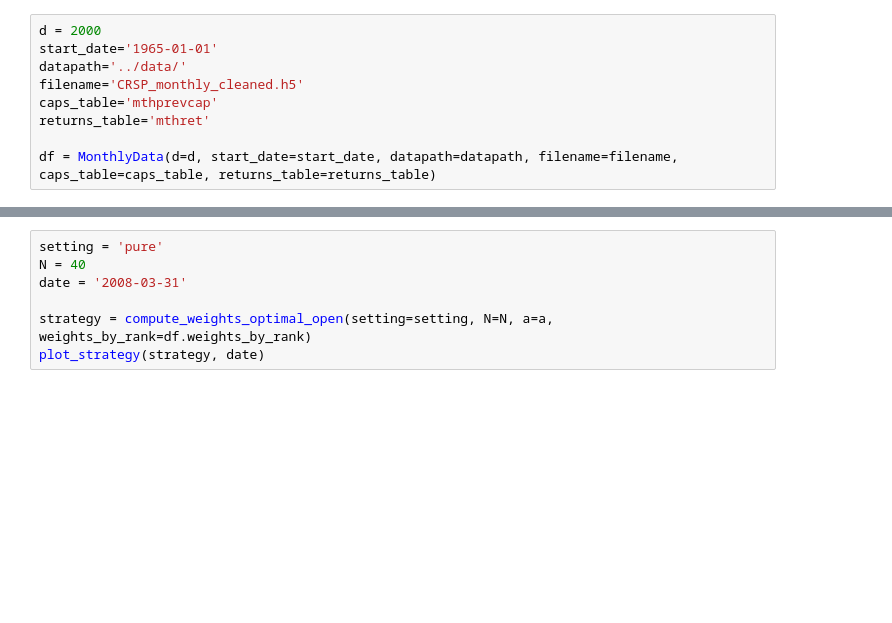
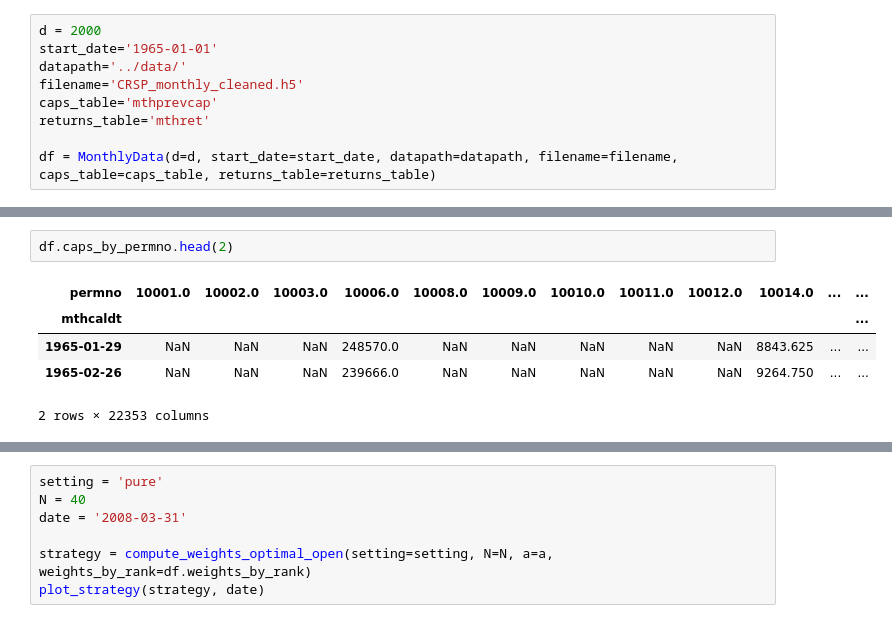
Before and after one commit to pedrou2000/mathematical_finance, a Jupyter notebook: 2-notebooks/1-backtest_monthly.ipynb, the cells around one changed output, grey strips where cells are left out. Drawn from its saved outputs; the diff is of its cells as text; blank space fills up the shorter version.

```diff
--- a/2-notebooks/1-backtest.ipynb
+++ b/2-notebooks/1-backtest_monthly.ipynb
@@ -31,3 +39,11 @@ df = MonthlyData(d=d, start_date=start_date, datapath=datapath, filename=filenam
+# %%
+df.caps_by_permno.head(2)
+# %% [output]
+| permno | 10001.0 | 10002.0 | 10003.0 | 10006.0 | 10008.0 | 10009.0 | 10010.0 | 10011.0 | 10012.0 | 10014.0 | ... | ... |
+| mthcaldt |  |  |  |  |  |  |  |  |  |  |  | ... |
+| 1965-01-29 | NaN | NaN | NaN | 248570.0 | NaN | NaN | NaN | NaN | NaN | 8843.625 | ... | ... |
+| 1965-02-26 | NaN | NaN | NaN | 239666.0 | NaN | NaN | NaN | NaN | NaN | 9264.750 | ... | ... |
+2 rows × 22353 columns
 # %%
 method = 'direct_log'
 smooth_method = 'exponential_moving_average'
```
Also changed, not shown: parts of 3 cells of this notebook, 6 other files.
